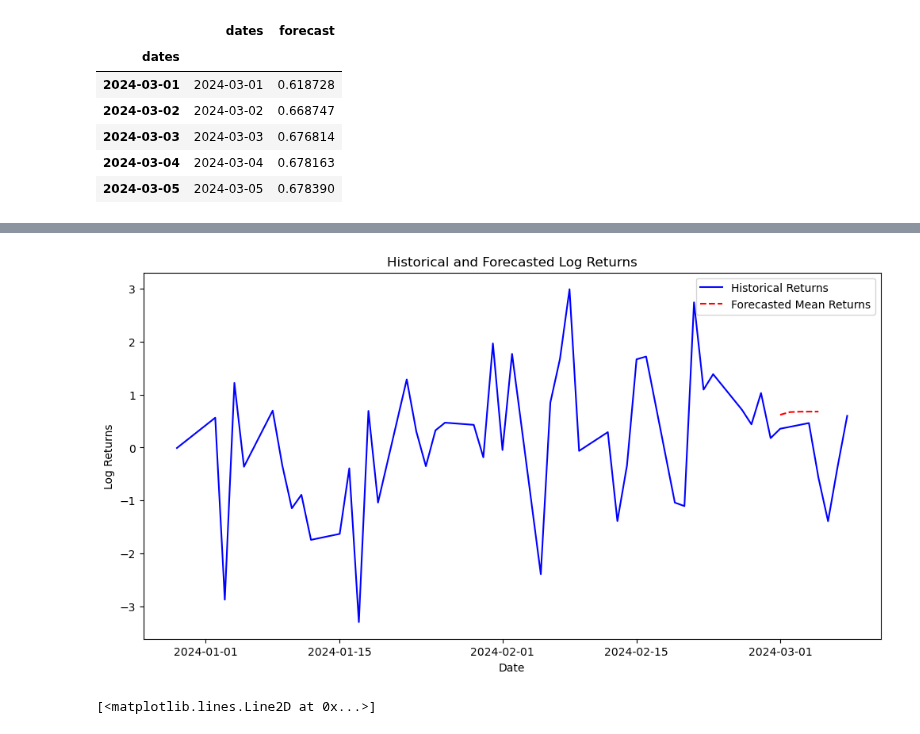
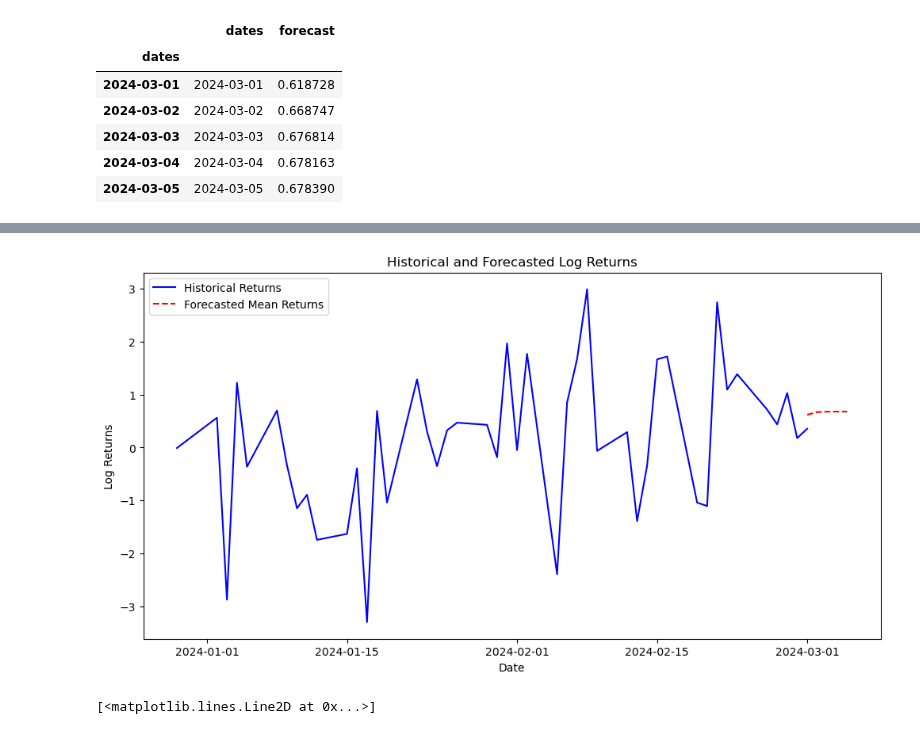
Before and after one commit to lucaluisadjei/pythongermanstocks, a Jupyter notebook: etl_v2.ipynb, the cells around one changed output, grey strips where cells are left out. Cells and saved outputs as stored; diff of their text form; code cells hidden in the pictures.

```diff
--- a/etl_v2.ipynb
+++ b/etl_v2.ipynb
@@ -391,25 +424,25 @@ Name: 1246, dtype: float64
 # %%
 # Ensure date columns are in datetime format
 bmw['Date'] = pd.to_datetime(bmw['Date'])
 forecasts_df.index = pd.to_datetime(forecasts_df.index)  # Ensure index is datetime
 
 # ✅ Corrected Plot Code
 plt.figure(figsize=(12, 6))
 
 # Plot historical log returns
-plt.plot(bmw['Date'].iloc[-50:], bmw["log_returns"].iloc[-50:], label="Historical Returns", color="blue")
+plt.plot(bmw['Date'].iloc[-50:-5], bmw["log_returns"].iloc[-50:-5], label="Historical Returns", color="blue")
 
 # Plot Forecasts (Fixed Variable Name)
 plt.plot(forecasts_df.index, forecasts_df['forecast'], label="Forecasted Mean Returns", color="red", linestyle="dashed")
 
 # Titles and Labels
 plt.title("Historical and Forecasted Log Returns")
 plt.xlabel("Date")
 plt.ylabel("Log Returns")
 plt.legend()
 plt.show()
 # %% [output]
-[figure, old version]
+[figure, new version]
 # %%
 plt.figure(figsize=(12,6))
 plt.plot(testing_data['Date'], testing_data['log_returns'])
```
Also changed, not shown: parts of 3 cells of this notebook.
